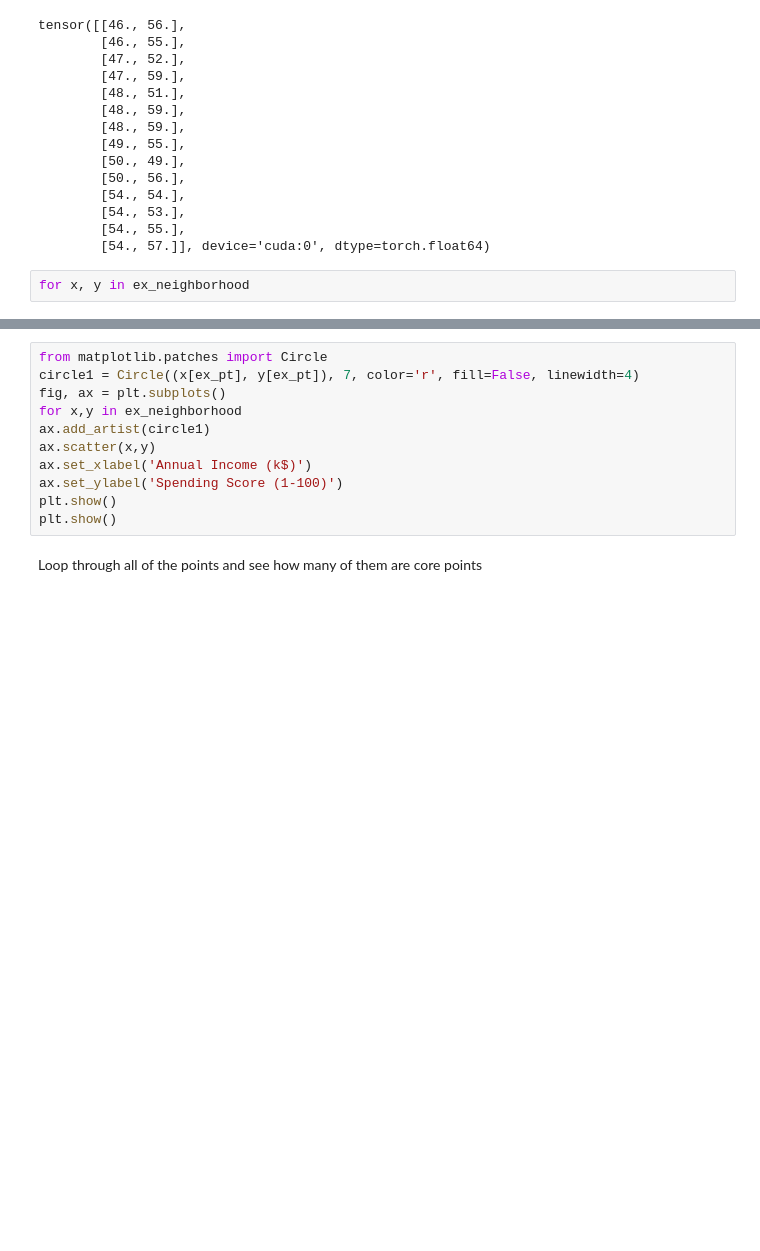
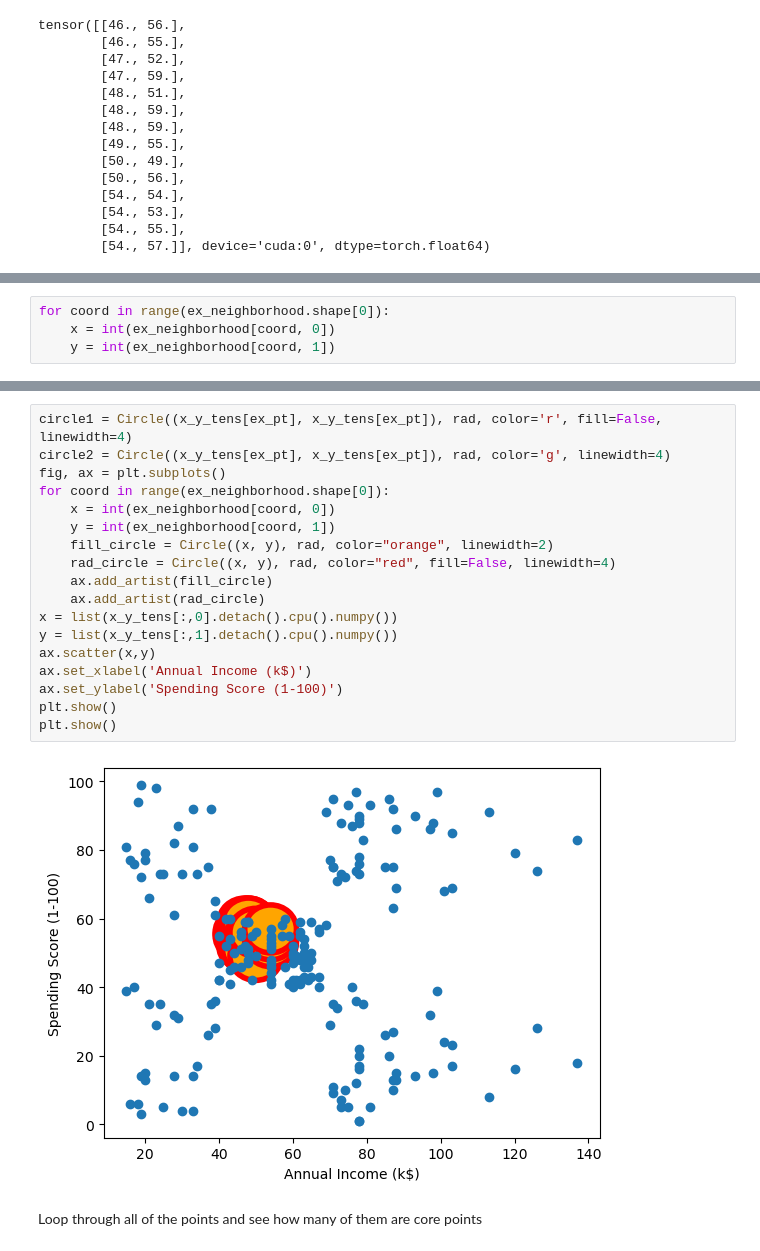
Before and after one commit to peterbull/fai-pt2-nbs, a Jupyter notebook: 02.04_dbscan.ipynb, the cells around one changed output, grey strips where cells are left out. Drawn from its saved outputs; the diff is of its cells as text; blank space fills up the shorter version.

Commit message:
graph pts in first neighborhood

```diff
--- a/02.04_dbscan.ipynb
+++ b/02.04_dbscan.ipynb
@@ -168,5 +168,3 @@ tensor([[46., 56.],
         [54., 53.],
         [54., 55.],
         [54., 57.]], device='cuda:0', dtype=torch.float64)
-# %%
-for x, y in ex_neighborhood
@@ -172,0 +178,4 @@ for x, y in ex_neighborhood
+# %%
+for coord in range(ex_neighborhood.shape[0]):
+    x = int(ex_neighborhood[coord, 0])
+    y = int(ex_neighborhood[coord, 1])
@@ -173,14 +247,23 @@ for x, y in ex_neighborhood
 # %%
-from matplotlib.patches import Circle
-circle1 = Circle((x[ex_pt], y[ex_pt]), 7, color='r', fill=False, linewidth=4)
+circle1 = Circle((x_y_tens[ex_pt], x_y_tens[ex_pt]), rad, color='r', fill=False, linewidth=4)
+circle2 = Circle((x_y_tens[ex_pt], x_y_tens[ex_pt]), rad, color='g', linewidth=4)
 fig, ax = plt.subplots()
-for x,y in ex_neighborhood
-ax.add_artist(circle1)
+for coord in range(ex_neighborhood.shape[0]):
+    x = int(ex_neighborhood[coord, 0])
+    y = int(ex_neighborhood[coord, 1])
+    fill_circle = Circle((x, y), rad, color="orange", linewidth=2)
+    rad_circle = Circle((x, y), rad, color="red", fill=False, linewidth=4)
+    ax.add_artist(fill_circle)
+    ax.add_artist(rad_circle)
+x = list(x_y_tens[:,0].detach().cpu().numpy())
+y = list(x_y_tens[:,1].detach().cpu().numpy())
 ax.scatter(x,y)
 ax.set_xlabel('Annual Income (k$)')
 ax.set_ylabel('Spending Score (1-100)')
 plt.show()
 plt.show()
+# %% [output]
+[figure, added]
 # %% [markdown]
 Loop through all of the points and see how many of them are core points
 # %% [markdown]
```
Also changed, not shown: parts of 8 cells of this notebook.
